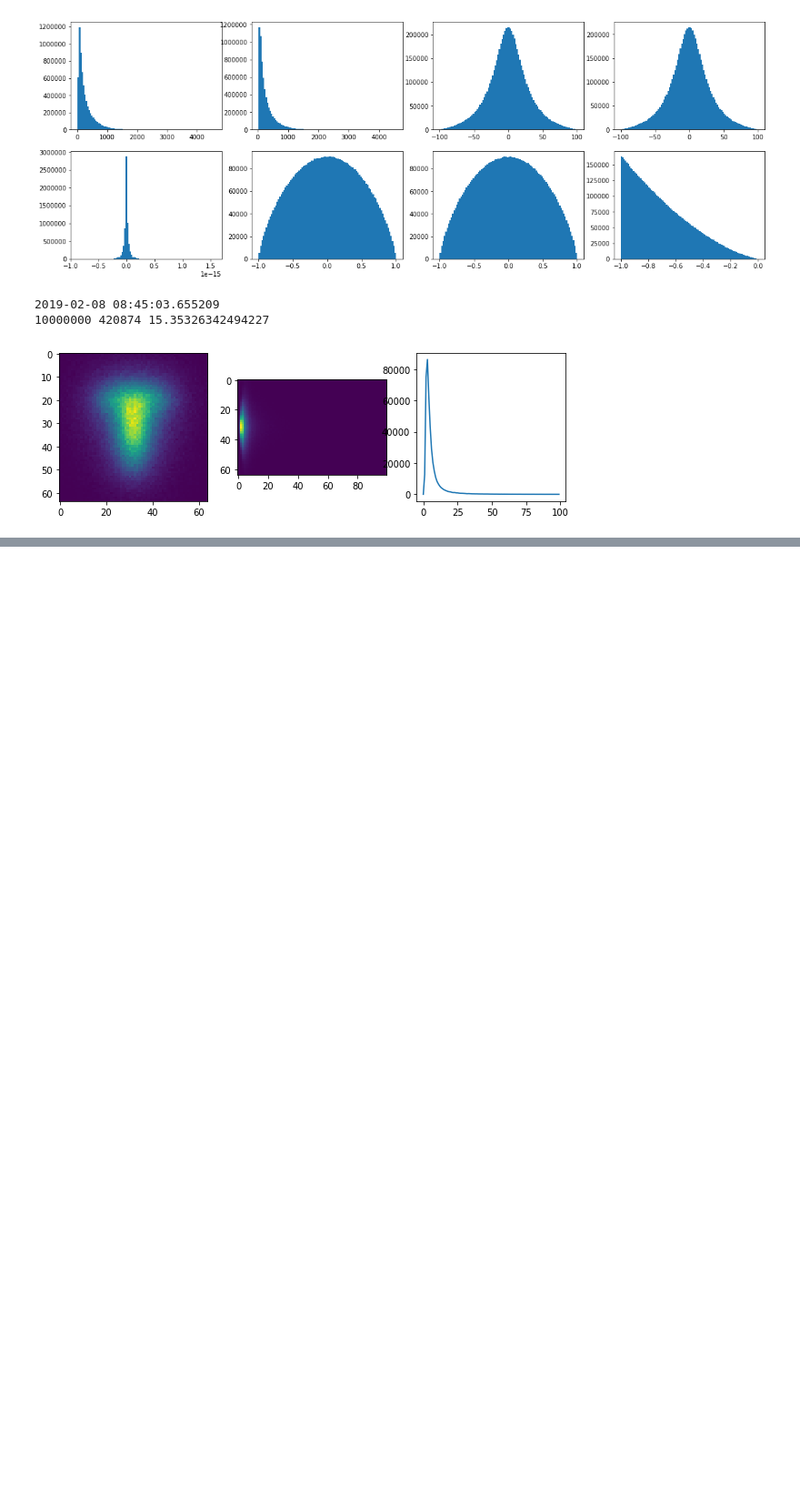
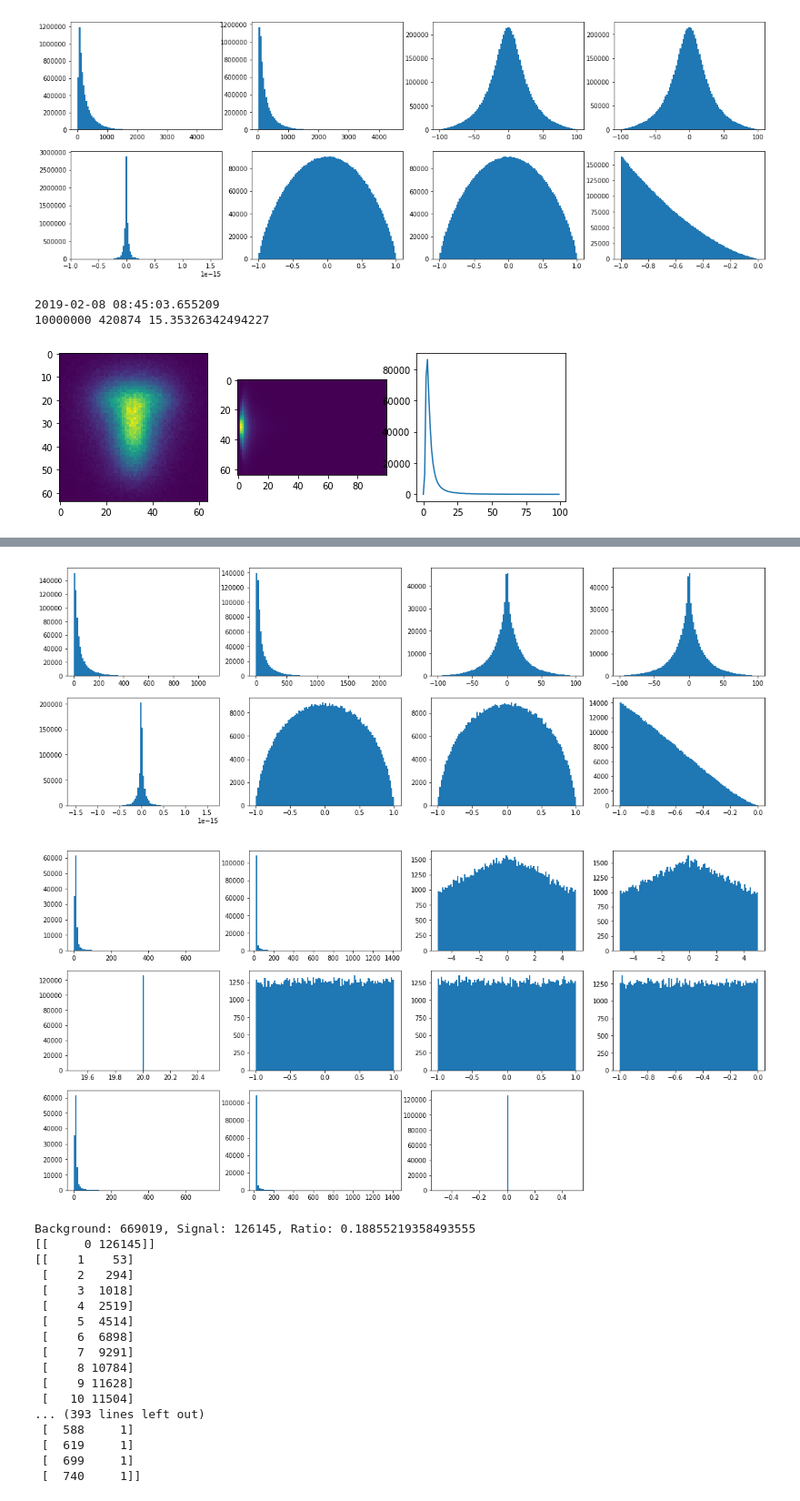
Before and after one commit to mitmedialab/MonteCarloRender, a Jupyter notebook: tests.ipynb, the cells around one changed output, grey strips where cells are left out. Shown at 91% size. Saved outputs shown, nothing was run; the diff lists cells and outputs as text; code cells hidden in the pictures; blank space fills up the shorter version.

```diff
--- a/tests.ipynb
+++ b/tests.ipynb
@@ -138,0 +231,3 @@ testRunTarget()
+# %%
+data = testRunScatteringTarget()
+# %% [output]
@@ -138,0 +236,19 @@ testRunTarget()
+[figure, added]
+[figure, added]
+Background: 669019, Signal: 126145, Ratio: 0.18855219358493555
+[[     0 126145]]
+[[    1    53]
+ [    2   294]
+ [    3  1018]
+ [    4  2519]
+ [    5  4514]
+ [    6  6898]
+ [    7  9291]
+ [    8 10784]
+ [    9 11628]
+ [   10 11504]
+... (393 lines left out)
+ [  588     1]
+ [  619     1]
+ [  699     1]
+ [  740     1]]
```
Also changed, not shown: parts of 6 cells of this notebook, 1 other file.
